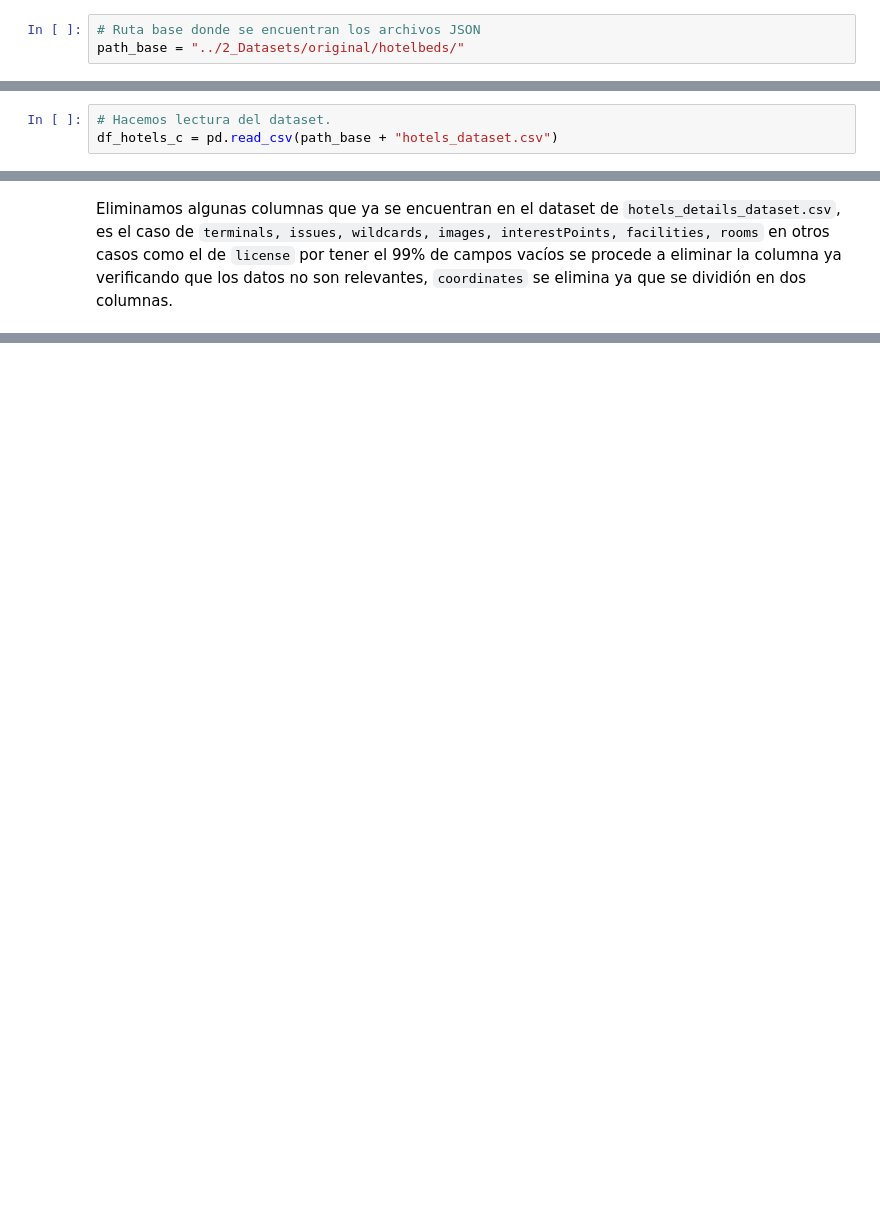
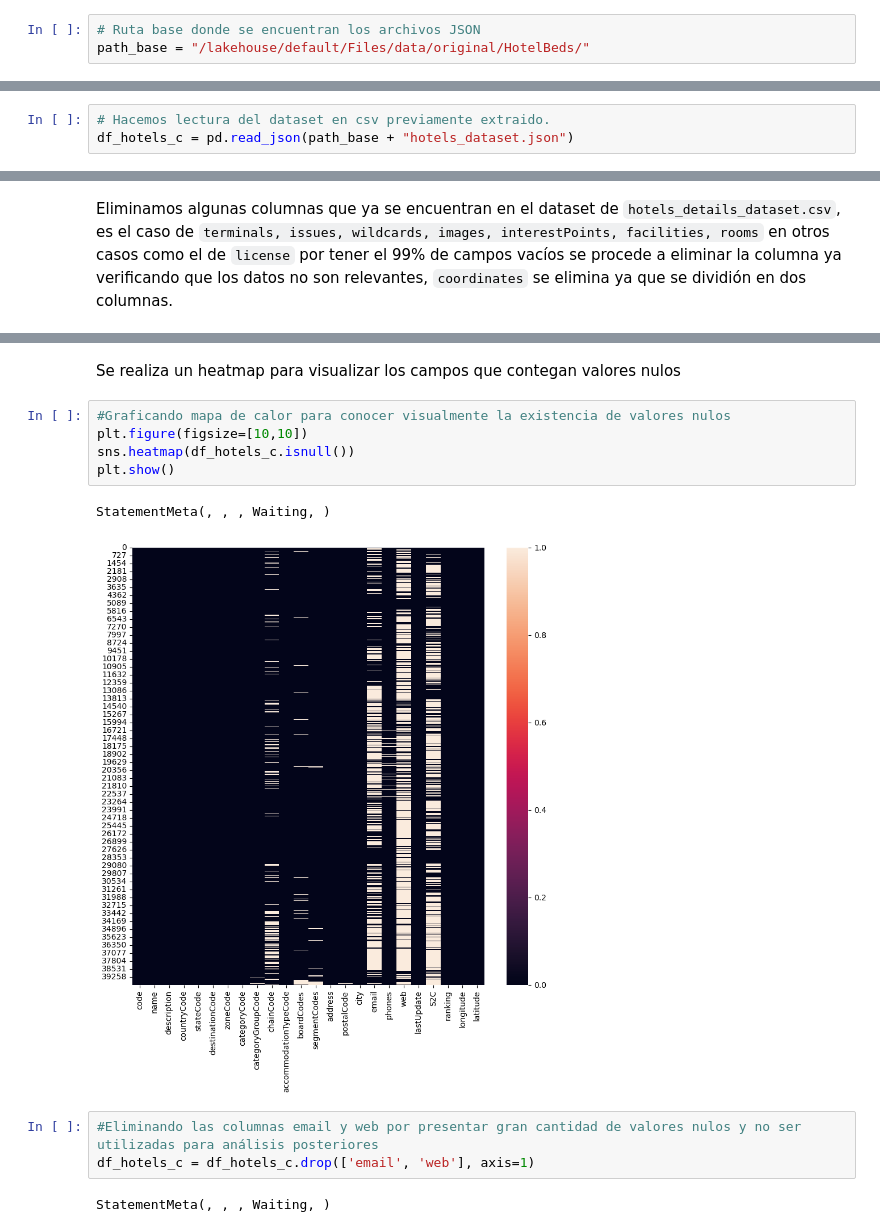
Before and after one commit to cistelsa/Commerce_Data_Analysis_and_Recommendations, a Jupyter notebook: 3_EDA/EDA_hotelbeads.ipynb, the cells around one changed output, grey strips where cells are left out. Cells and saved outputs as stored; diff of their text form; blank space fills up the shorter version.

Commit message:
EDA HOTELBEADS

```diff
--- a/3_EDA/EDA_hotelbeads.ipynb
+++ b/3_EDA/EDA_hotelbeads.ipynb
@@ -21,3 +44,3 @@ import json
 # %%
 # Ruta base donde se encuentran los archivos JSON
-path_base = "../2_Datasets/original/hotelbeds/"
+path_base = "/lakehouse/default/Files/data/original/HotelBeds/"
@@ -24,5 +49,5 @@ path_base = "../2_Datasets/original/hotelbeds/"
 # %% [markdown]
 ### Realizamos lectura del dataset
 # %%
-# Hacemos lectura del dataset.
-df_hotels_c = pd.read_csv(path_base + "hotels_dataset.csv")
+# Hacemos lectura del dataset en csv previamente extraido.
+df_hotels_c = pd.read_json(path_base + "hotels_dataset.json")
@@ -175,0 +248,15 @@ df_hotels_c.head()
+# %% [markdown]
+Se realiza un heatmap para visualizar los campos que contegan valores nulos
+# %%
+#Graficando mapa de calor para conocer visualmente la existencia de valores nulos
+plt.figure(figsize=[10,10])
+sns.heatmap(df_hotels_c.isnull())
+plt.show()
+# %% [output]
+StatementMeta(, , , Waiting, )
+[figure, added]
+# %%
+#Eliminando las columnas email y web por presentar gran cantidad de valores nulos y no ser utilizadas para análisis posteriores
+df_hotels_c = df_hotels_c.drop(['email', 'web'], axis=1)
+# %% [output]
+StatementMeta(, , , Waiting, )
```
Also changed, not shown: parts of 47 cells of this notebook.
